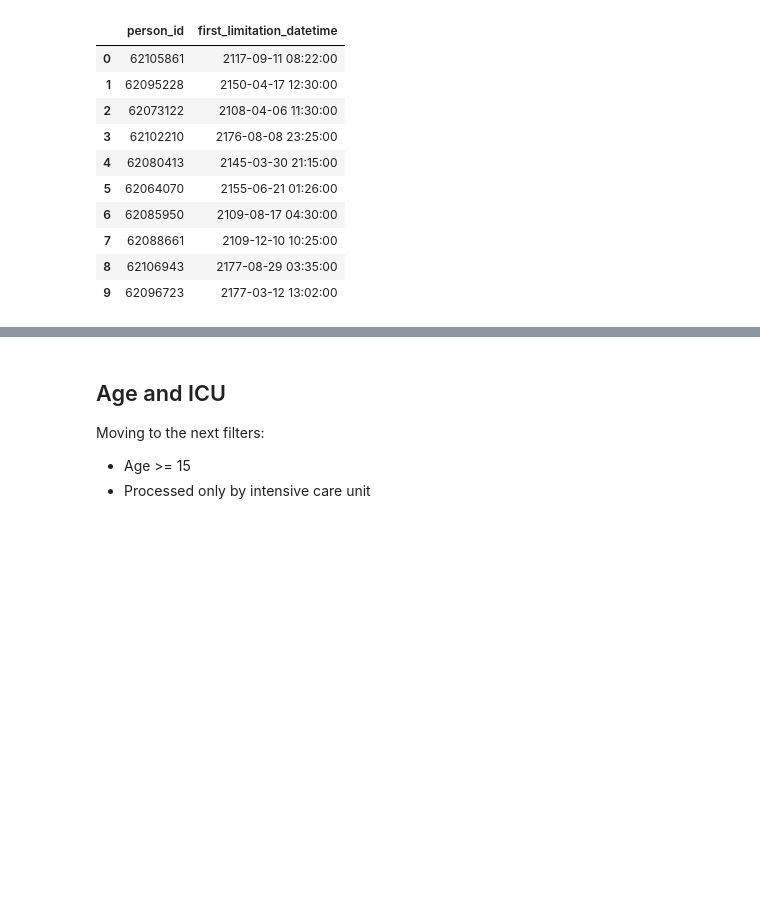
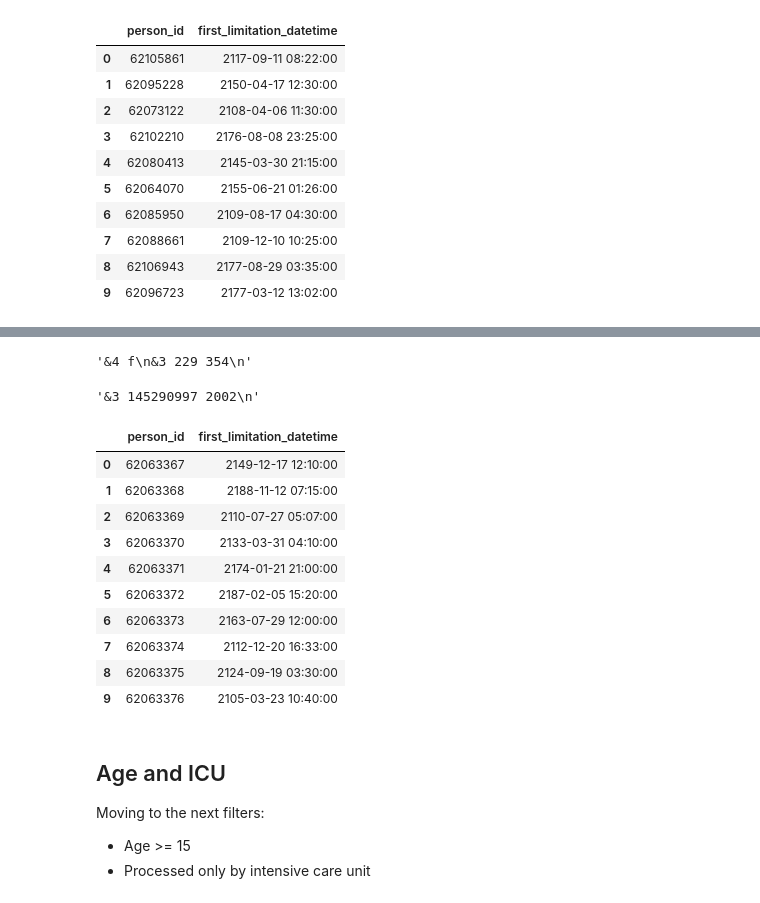
Before and after one commit to dataforgoodfr/batch4_diafoirus_fleming, a Jupyter notebook: omop_eda.ipynb, the cells around one changed output, grey strips where cells are left out. Cells and saved outputs as stored; diff of their text form; code cells hidden in the pictures; blank space fills up the shorter version.

```diff
--- a/omop_eda.ipynb
+++ b/omop_eda.ipynb
@@ -512,3 +532,58 @@ temp
+# %%
+conn.execute("set schema fleming;set role fleming_access;")
+# %% [output]
+'&4 f\n&3 229 354\n'
+# %%
+query = """
+create table fleming.person_first_limitation as
+
+select
+    person_id, min(measurement_datetime) as first_limitation_datetime
+from
+    omop.measurement
+where
+    measurement_datetime is not null
+    and measurement_id not in
+                            (select
+                                measurement_id
+                            from
+                                omop.measurement
+                            where
+                                measurement_type_concept_id = 44818701
+                                and measurement_concept_id = 4127294
+                                and value_source_value in ('Full code', 'Full Code'))
+group by
+    person_id
+order by
+    person_id
+    ;"""
+
+conn.execute(query)
+# %% [output]
+'&3 145290997 2002\n'
+# %%
+query = """
+commit;
+select
+    *
+from
+    fleming.person_first_limitation
+limit 10
+    ;"""
+
+pd.read_sql_query(query, conn)
+# %% [output]
+|  | person_id | first_limitation_datetime |
+| 0 | 62063367 | 2149-12-17 12:10:00 |
+| 1 | 62063368 | 2188-11-12 07:15:00 |
+| 2 | 62063369 | 2110-07-27 05:07:00 |
+| 3 | 62063370 | 2133-03-31 04:10:00 |
+| 4 | 62063371 | 2174-01-21 21:00:00 |
+| 5 | 62063372 | 2187-02-05 15:20:00 |
+| 6 | 62063373 | 2163-07-29 12:00:00 |
+| 7 | 62063374 | 2112-12-20 16:33:00 |
+| 8 | 62063375 | 2124-09-19 03:30:00 |
+| 9 | 62063376 | 2105-03-23 10:40:00 |
 # %% [markdown]
 ## Age and ICU
 Moving to the next filters:
```
Also changed, not shown: parts of 10 cells of this notebook.
